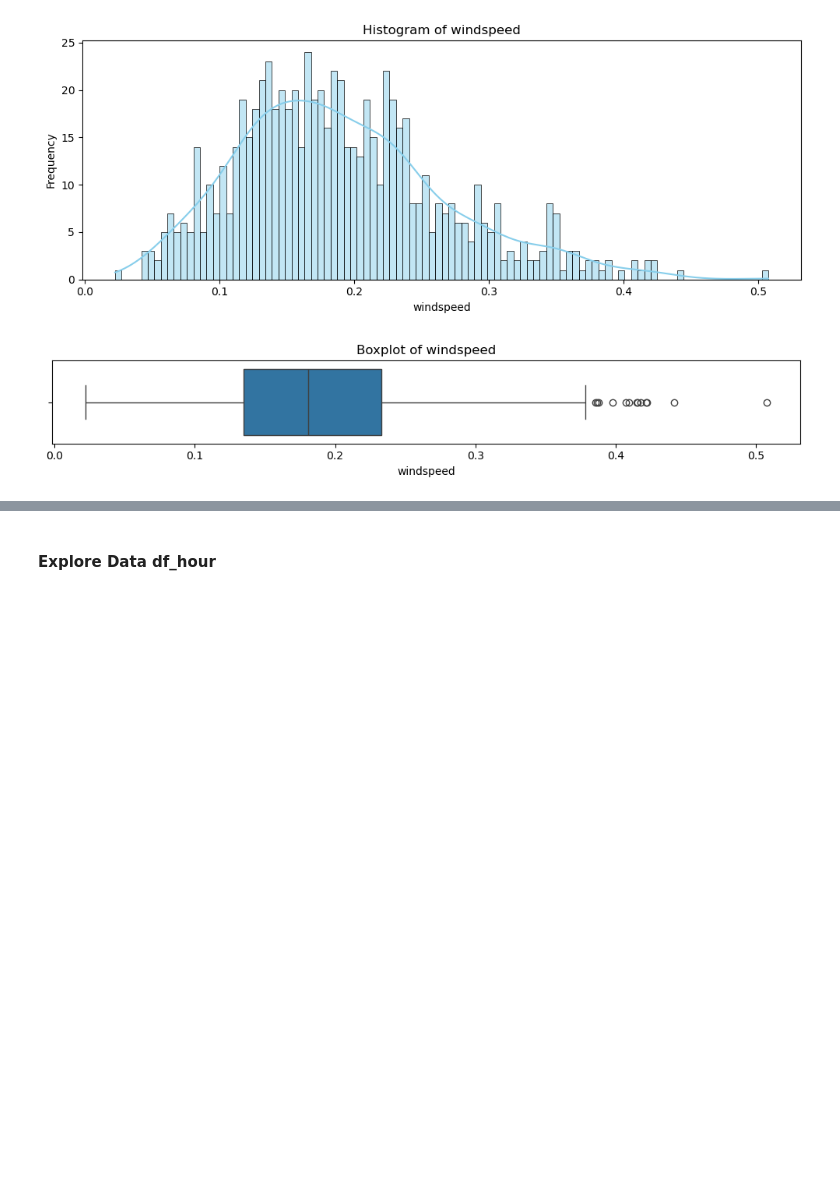
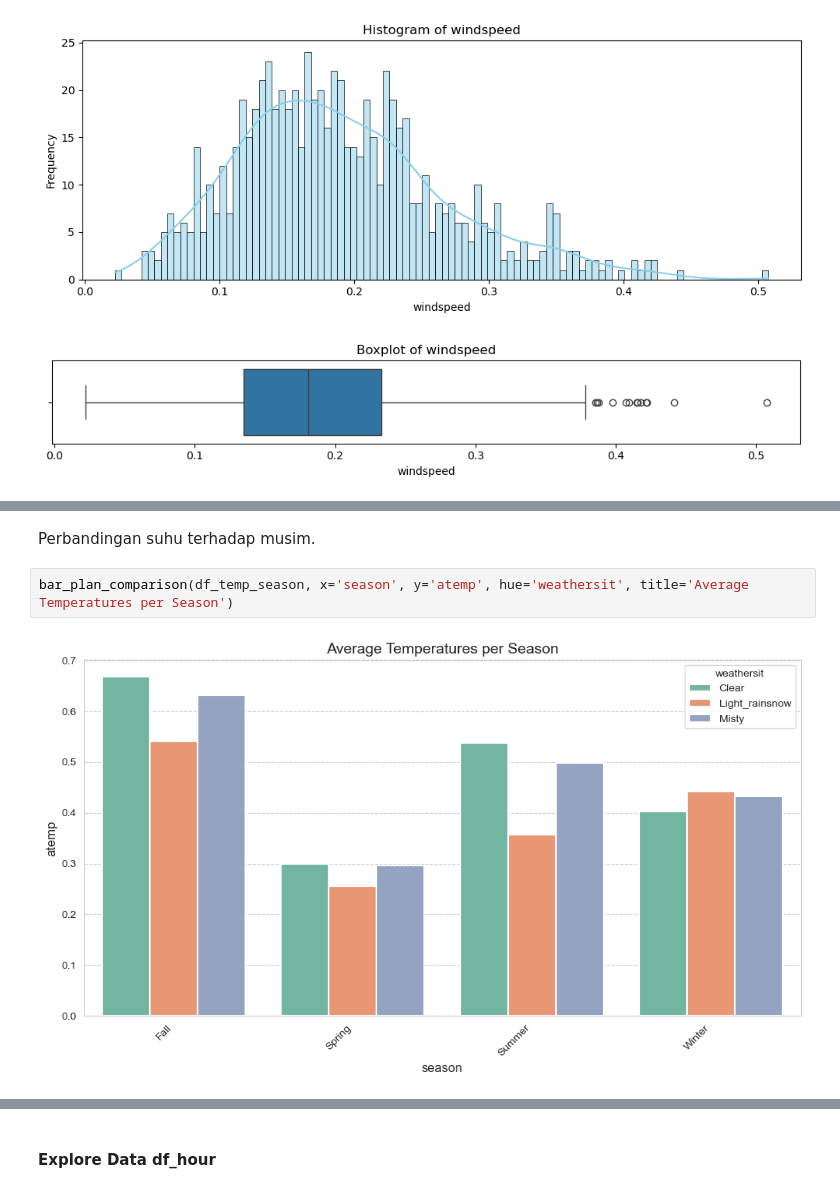
Before and after one commit to fawwazaid/proyek_analisis_data, a Jupyter notebook: submission/notebook.ipynb, the cells around one changed output, grey strips where cells are left out. Cells and saved outputs as stored; diff of their text form; blank space fills up the shorter version.

```diff
--- a/submission/notebook.ipynb
+++ b/submission/notebook.ipynb
@@ -951,0 +890,6 @@ for col in df_day_cont.columns:
+# %% [markdown]
+Perbandingan suhu terhadap musim.
+# %%
+bar_plan_comparison(df_temp_season, x='season', y='atemp', hue='weathersit', title='Average Temperatures per Season')
+# %% [output]
+[figure, added]
```
Also changed, not shown: parts of 79 cells of this notebook.
